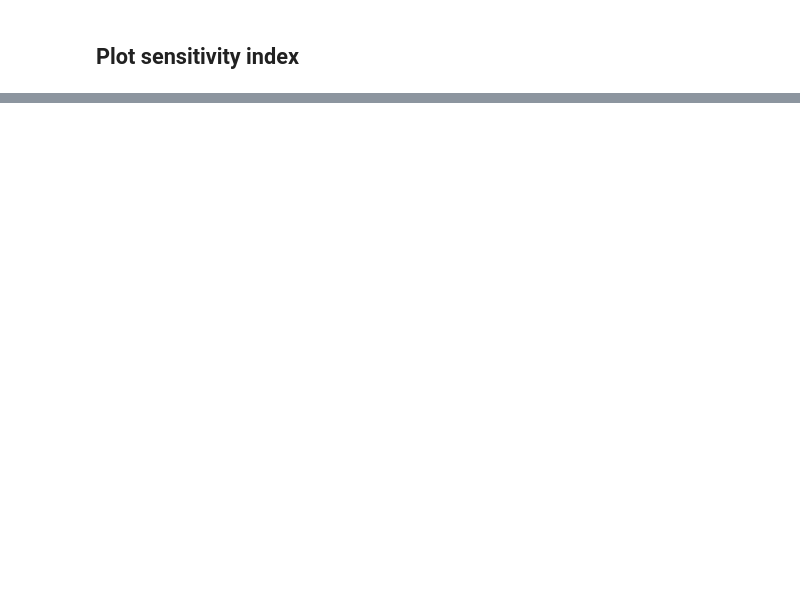
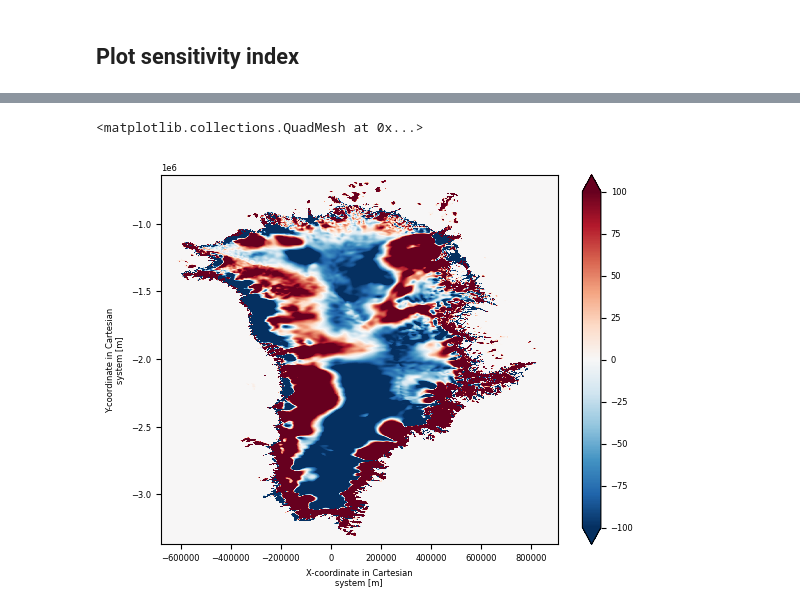
Before and after one commit to pism/pism-ragis, a Jupyter notebook: notebooks/analyze_ensembles_2.ipynb, the cells around one changed output, grey strips where cells are left out. Drawn from its saved outputs; the diff is of its cells as text; code cells hidden in the pictures; blank space fills up the shorter version.

```diff
--- a/notebooks/analyze_ensembles_2.ipynb
+++ b/notebooks/analyze_ensembles_2.ipynb
@@ -821,0 +702,5 @@ load_mankoff?
+# %%
+((flow+smb)*1e12/917/(900**2)).plot(cmap="RdBu_r", vmin=-100, vmax=100)
+# %% [output]
+<matplotlib.collections.QuadMesh at 0x...>
+[figure, added]
```
Also changed, not shown: parts of 18 cells of this notebook, 1 other file.
